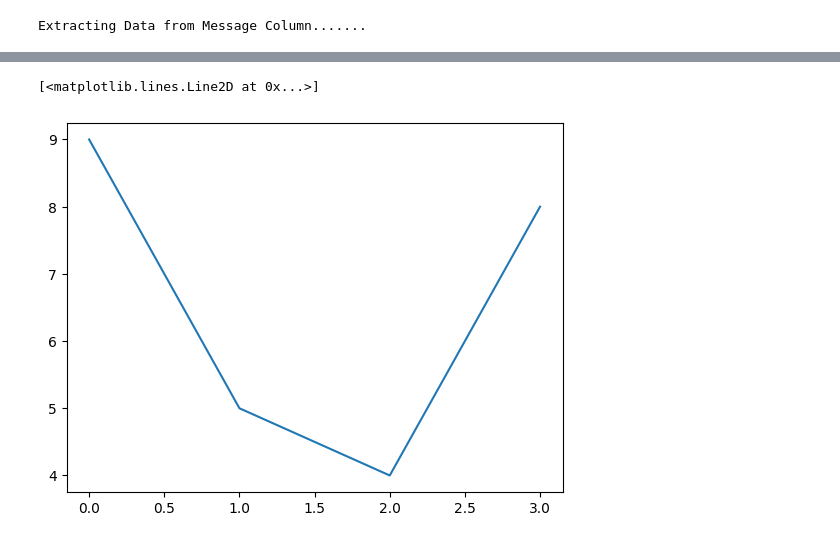
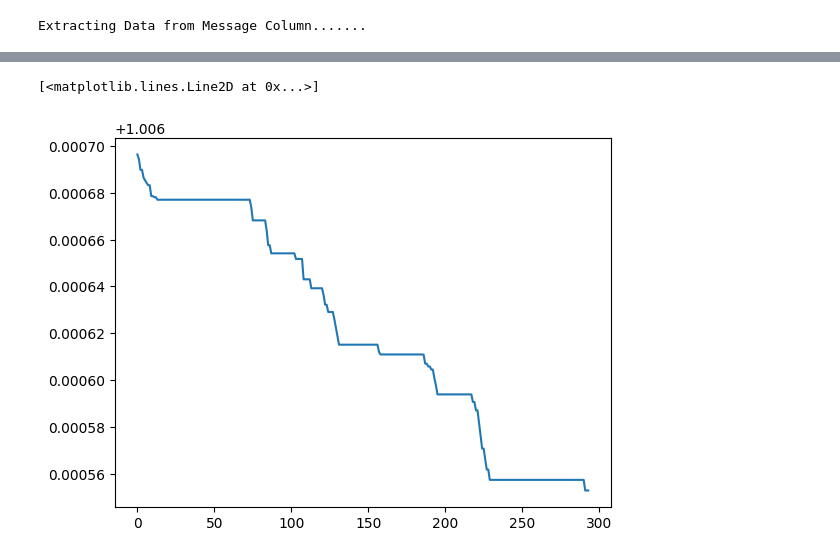
Before and after one commit to Aylore/filament-component-failure-prediction, a Jupyter notebook: notebooks/EDA.ipynb, the cells around one changed output, grey strips where cells are left out. Saved outputs shown, nothing was run; the diff lists cells and outputs as text; code cells hidden in the pictures.

```diff
--- a/notebooks/EDA.ipynb
+++ b/notebooks/EDA.ipynb
@@ -57,5 +32,18 @@ plt.plot(df_large.sort_values("TimeStamp" ,ascending=True).NewCFactor.values)
-# %%
-plt.plot([9,5,4,8])#[1,2,5,4,8])
-# %% [output]
-[<matplotlib.lines.Line2D at 0x...>]
-[figure, removed]
+# %%
+def replace_noisy_values(values_tmp):
+    values = values_tmp.copy()
+    last_descending_point = values[0]
+    for i in range(1, len(values)):
+        if values[i] >= last_descending_point:
+            values[i] = last_descending_point
+        else:
+            last_descending_point = values[i]
+    return values
+# %%
+res = replace_noisy_values(df_large.NewCFactor.values)
+# %%
+plt.plot(res)
+# plt.plot(df_large.NewCFactor.values)
+# %% [output]
+[<matplotlib.lines.Line2D at 0x...>]
+[figure, added]
```
Also changed, not shown: parts of 6 cells of this notebook, 9 other files.
